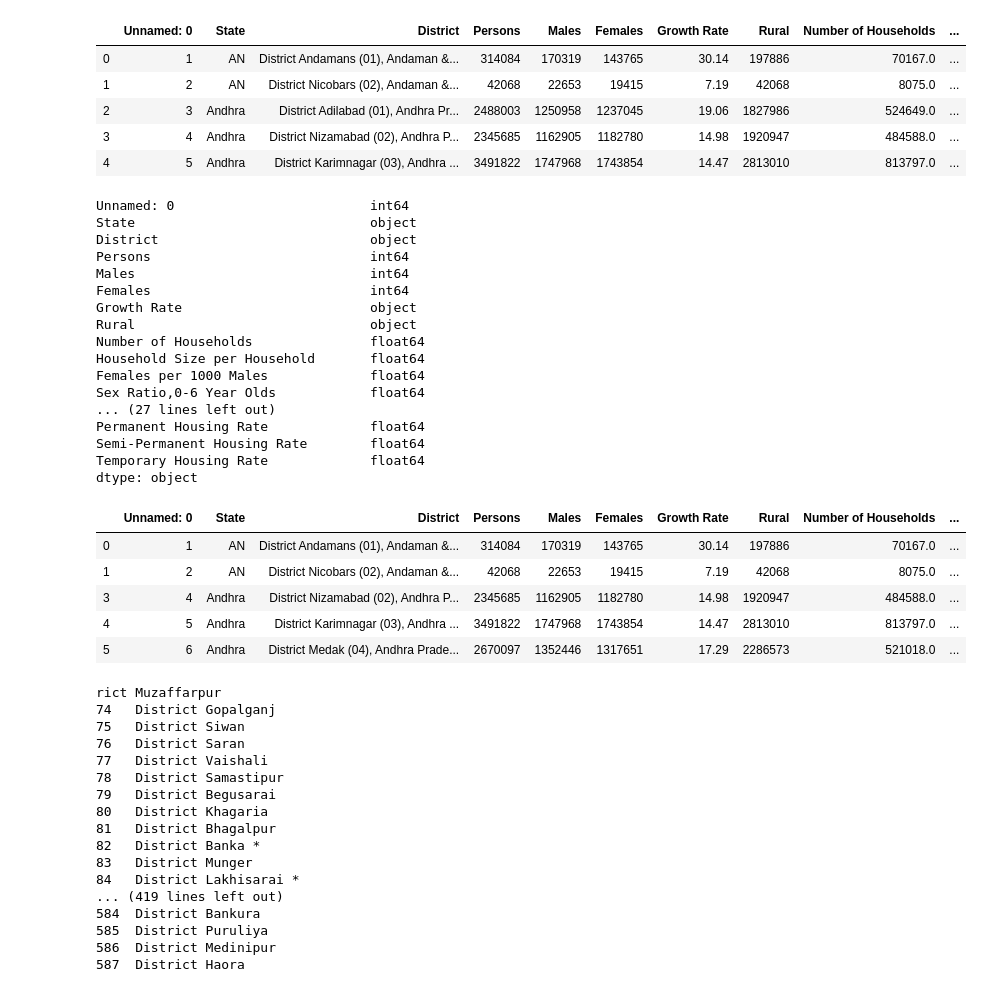
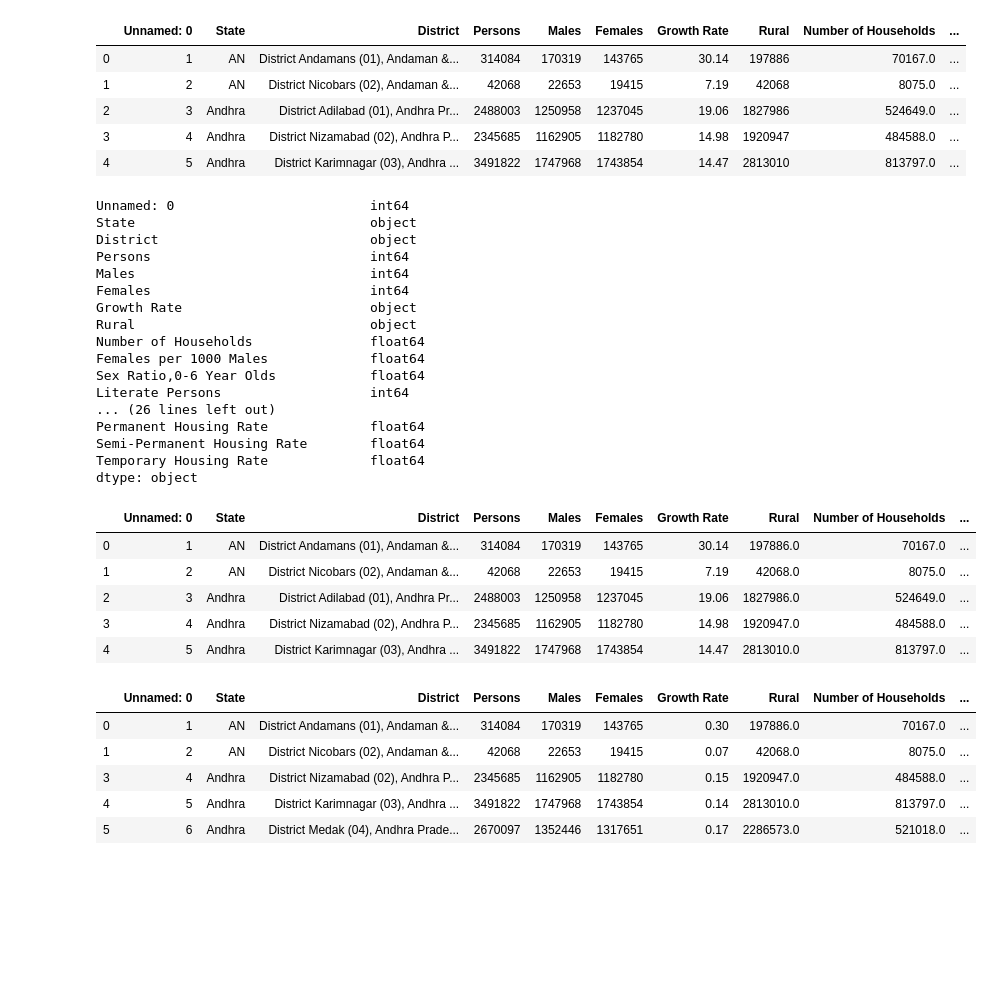
Before and after one commit to bpdamore/ProjectOne, a Jupyter notebook: Data_cleaning.ipynb, the cells around one changed output. Cells and saved outputs as stored; diff of their text form; code cells hidden in the pictures; blank space fills up the shorter version.

```diff
--- a/Data_cleaning.ipynb
+++ b/Data_cleaning.ipynb
@@ -29,7 +29,7 @@ Index(['Unnamed: 0', 'State', 'District', 'Persons', 'Males', 'Females',
 # %%
 #Drop the columns filled with a ton of NAs
 df = df.drop(['Urban','Scheduled.Caste.population','Percentage...SC.to.total','Scheduled.Tribe.population',
-              'Percentage.to.total.population..ST.','Males..Literate','Females..Literate','Males..Literatacy.Rate',
+              'Percentage.to.total.population..ST.','Males..Literate','Females..Literate','Males..Literatacy.Rate','Household.size..per.household.',
               'Females..Literacy.Rate','X0...4.years','X5...14.years','X15...59.years','X60.years.and.above..Incl..A.N.S..',
               'Total.workers','Main.workers','Marginal.workers','Non.workers','SC.1.Name','SC.1.Population','SC.2.Name',
               'SC.2.Population','SC.3.Name','SC.3.Population','ST.1.Name','ST.1.Population','ST.2.Name','ST.2.Population',
@@ -82,9 +82,7 @@ dtype: object
 # %%
 #Rename Columns
 df = df.rename(columns={'Growth..1991...2001.':'Growth Rate',
-                        'Number.of.households':'Number of Households',
-                        'Household.size..per.household.':'Household Size per Household',
-                        'Sex.ratio..females.per.1000.males.':'Females per 1000 Males',
+                        'Number.of.households':'Number of Households',                       'Sex.ratio..females.per.1000.males.':'Females per 1000 Males',
                         'Sex.ratio..0.6.years.':'Sex Ratio,0-6 Year Olds',
                         'Persons..literate':'Literate Persons',
                         'Persons..literacy.rate':'Literacy Rate',
@@ -146,10 +144,10 @@ Females                            int64
 Growth Rate                        object
 Rural                              object
 Number of Households               float64
-Household Size per Household       float64
 Females per 1000 Males             float64
 Sex Ratio,0-6 Year Olds            float64
-... (27 lines left out)
+Literate Persons                   int64
+... (26 lines left out)
 Permanent Housing Rate             float64
 Semi-Permanent Housing Rate        float64
 Temporary Housing Rate             float64
@@ -157,28 +155,29 @@ dtype: object
 # %%
 #Create some new columns for the future analysis
 df['Rate of Clean Water Facilities'] = df.loc[:,'Safe Drinking Water Facilities']/df.loc[:,'Drinking Water Facilities']
 df['Communication Facilities per 1000 People'] = (df.loc[:,'Communication Facilities']/df.loc[:,'Persons'])*1000
 df['Drinking Facilities per 1000 People'] = (df.loc[:,'Drinking Water Facilities']/df.loc[:,'Persons'])*1000
 df['Medical Facilities'] = pd.to_numeric(df['Medical Facilities'])
 df['Medical Facilities per 1000 People'] = (df.loc[:,'Medical Facilities']/df.loc[:,'Persons'])*1000
 df['Permanent Housing Rate'] = df.loc[:,'Permanent Housing Rate']/100
 df['Semi-Permanent Housing Rate'] = df.loc[:,'Semi-Permanent Housing Rate']/100
 df['Temporary Housing Rate'] = df.loc[:,'Temporary Housing Rate']/100
 df['Permanent Housing'] = round(df.loc[:,'Permanent Housing Rate']*df.loc[:,'Persons'],0)
 df['Semi-Permanent Housing'] = round(df.loc[:,'Semi-Permanent Housing Rate']*df.loc[:,'Persons'],0)
 df['Temporary Housing'] = round(df.loc[:,'Temporary Housing Rate']*df.loc[:,'Persons'],0)
 df['Total Housing'] = df.loc[:,'Permanent Housing'] + df.loc[:,'Semi-Permanent Housing'] + df.loc[:,'Temporary Housing']
 df['Religion 1 Percent Population'] = df.loc[:,'1st Religion Population']/df.loc[:,'Persons']
 df['Religion 2 Percent Population'] = df.loc[:,'2nd Religion Population']/df.loc[:,'Persons']
 df['Religion 3 Percent Population'] = df.loc[:,'3rd Religion Population']/df.loc[:,'Persons']
 df['Rural'] = pd.to_numeric(df['Rural'])
 df['Rural Percent Population'] = df.loc[:,'Rural']/df.loc[:,'Persons']
 df['Female to Male Ratio'] = df.loc[:,'Females per 1000 Males']/1000
+df['Persons per Household'] = round(df.loc[:,'Persons']/df.loc[:,'Number of Households'],2)
 df.head()
 # %% [output]
 |  | Unnamed: 0 | State | District | Persons | Males | Females | Growth Rate | Rural | Number of Households | ... |
-| 0 | 1 | AN | District Andamans (01), Andaman &... | 314084 | 170319 | 143765 | 30.14 | 197886 | 70167.0 | ... |
-| 1 | 2 | AN | District Nicobars (02), Andaman &... | 42068 | 22653 | 19415 | 7.19 | 42068 | 8075.0 | ... |
-| 3 | 4 | Andhra | District Nizamabad (02), Andhra P... | 2345685 | 1162905 | 1182780 | 14.98 | 1920947 | 484588.0 | ... |
-| 4 | 5 | Andhra | District Karimnagar (03), Andhra ... | 3491822 | 1747968 | 1743854 | 14.47 | 2813010 | 813797.0 | ... |
-| 5 | 6 | Andhra | District Medak (04), Andhra Prade... | 2670097 | 1352446 | 1317651 | 17.29 | 2286573 | 521018.0 | ... |
+| 0 | 1 | AN | District Andamans (01), Andaman &... | 314084 | 170319 | 143765 | 30.14 | 197886.0 | 70167.0 | ... |
+| 1 | 2 | AN | District Nicobars (02), Andaman &... | 42068 | 22653 | 19415 | 7.19 | 42068.0 | 8075.0 | ... |
+| 2 | 3 | Andhra | District Adilabad (01), Andhra Pr... | 2488003 | 1250958 | 1237045 | 19.06 | 1827986.0 | 524649.0 | ... |
+| 3 | 4 | Andhra | District Nizamabad (02), Andhra P... | 2345685 | 1162905 | 1182780 | 14.98 | 1920947.0 | 484588.0 | ... |
+| 4 | 5 | Andhra | District Karimnagar (03), Andhra ... | 3491822 | 1747968 | 1743854 | 14.47 | 2813010.0 | 813797.0 | ... |
@@ -188,25 +193,14 @@ df = df.dropna()
 df.head()
 #df['District Name'] = df['District'].str.split('').str[1]
 df['District Name'] = df.loc[:,'District'].str.split('(').str[0]
-df
+df.head()
 # %% [output]
-rict Muzaffarpur
-74   District Gopalganj
-75   District Siwan
-76   District Saran
-77   District Vaishali
-78   District Samastipur
-79   District Begusarai
-80   District Khagaria
-81   District Bhagalpur
-82   District Banka *
-83   District Munger
-84   District Lakhisarai *
-... (419 lines left out)
-584  District Bankura
-585  District Puruliya
-586  District Medinipur
-587  District Haora
+|  | Unnamed: 0 | State | District | Persons | Males | Females | Growth Rate | Rural | Number of Households | ... |
+| 0 | 1 | AN | District Andamans (01), Andaman &... | 314084 | 170319 | 143765 | 0.30 | 197886.0 | 70167.0 | ... |
+| 1 | 2 | AN | District Nicobars (02), Andaman &... | 42068 | 22653 | 19415 | 0.07 | 42068.0 | 8075.0 | ... |
+| 3 | 4 | Andhra | District Nizamabad (02), Andhra P... | 2345685 | 1162905 | 1182780 | 0.15 | 1920947.0 | 484588.0 | ... |
+| 4 | 5 | Andhra | District Karimnagar (03), Andhra ... | 3491822 | 1747968 | 1743854 | 0.14 | 2813010.0 | 813797.0 | ... |
+| 5 | 6 | Andhra | District Medak (04), Andhra Prade... | 2670097 | 1352446 | 1317651 | 0.17 | 2286573.0 | 521018.0 | ... |
 # %%
 #Export as 'cleaned.csv'
 df.to_csv("Resources/cleaned.csv", index=False, header=True)
```
Also changed, not shown: parts of 2 cells of this notebook, 3 other files.
